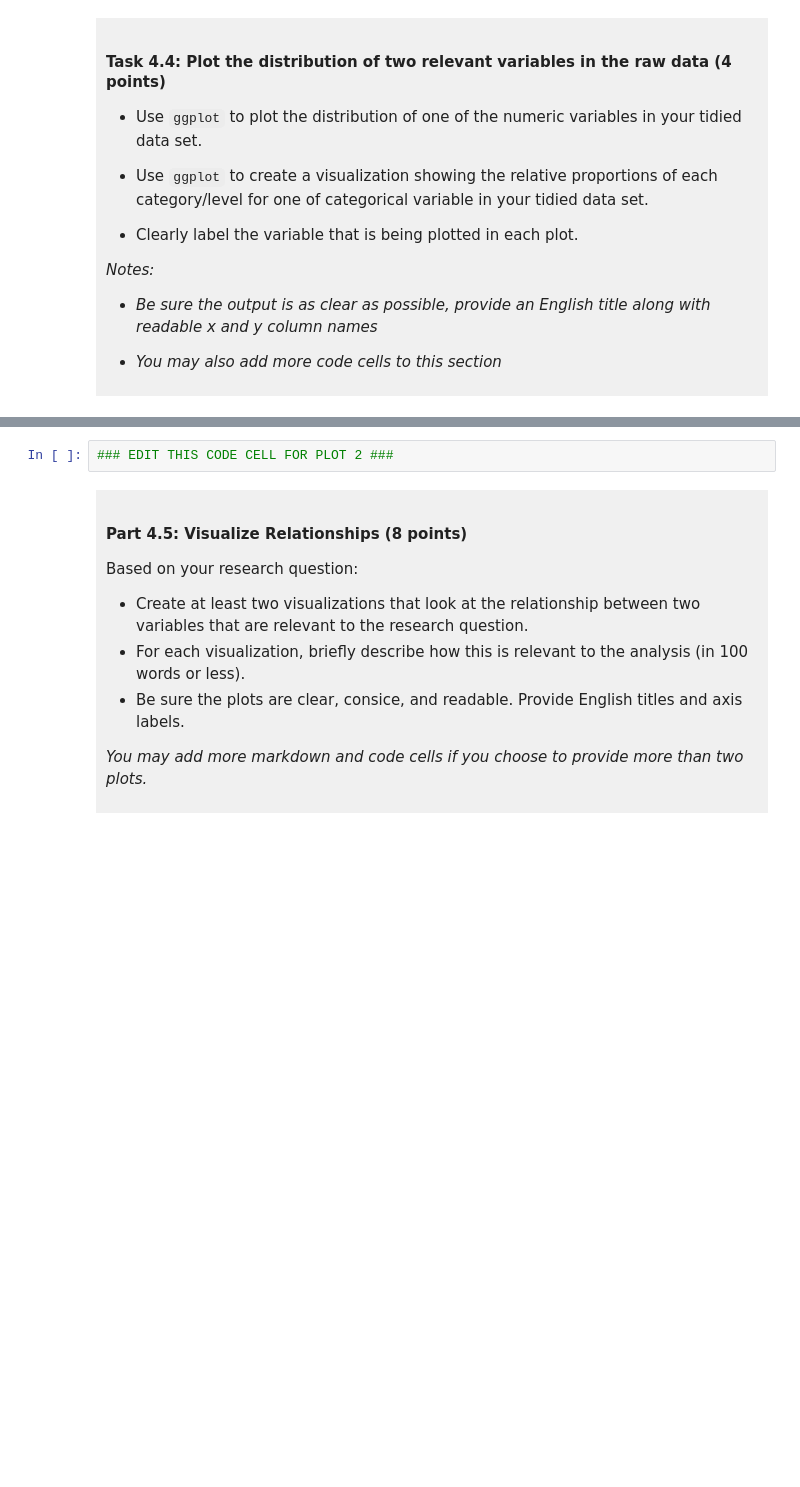
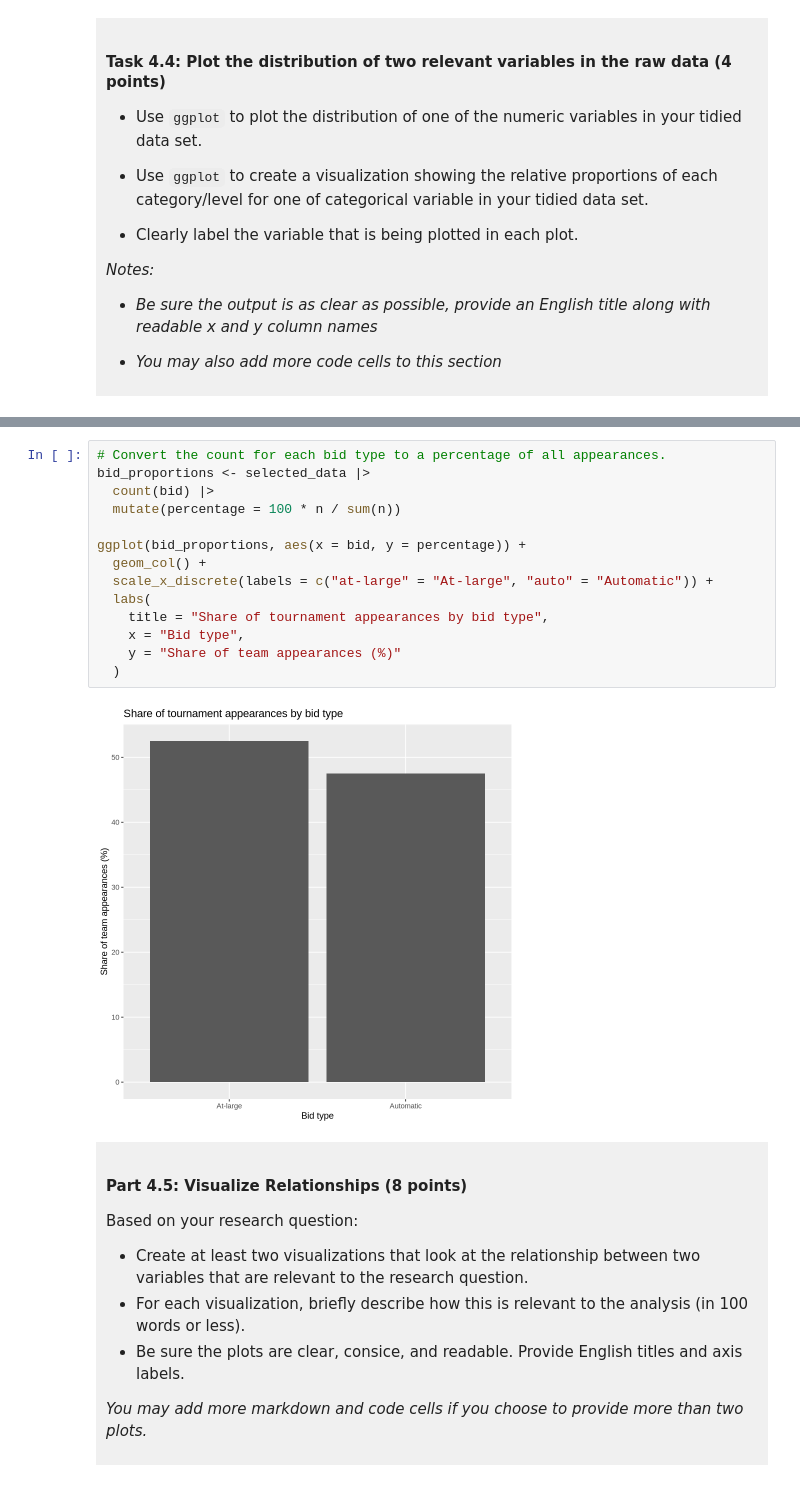
Before and after one commit to llvanmaren/dsci-100-project-luka-vanmaren, a Jupyter notebook: dsci-100-project-notebook.ipynb, the cells around one changed output, grey strips where cells are left out. Saved outputs shown, nothing was run; the diff lists cells and outputs as text; blank space fills up the shorter version.

```diff
--- a/dsci-100-project-notebook.ipynb
+++ b/dsci-100-project-notebook.ipynb
@@ -309,5 +354,19 @@ You will refine your research question (if needed) and produce a tidy data set.
 # %%
-### EDIT THIS CODE CELL FOR PLOT 2 ###
+# Convert the count for each bid type to a percentage of all appearances.
+bid_proportions <- selected_data |>
+  count(bid) |>
+  mutate(percentage = 100 * n / sum(n))
+
+ggplot(bid_proportions, aes(x = bid, y = percentage)) +
+  geom_col() +
+  scale_x_discrete(labels = c("at-large" = "At-large", "auto" = "Automatic")) +
+  labs(
+    title = "Share of tournament appearances by bid type",
+    x = "Bid type",
+    y = "Share of team appearances (%)"
+  )
+# %% [output]
+[figure, added]
 # %% [markdown]
 <div style="background-color: #f0f0f0; padding: 10px;">
 
```
Also changed, not shown: parts of 10 cells of this notebook.
